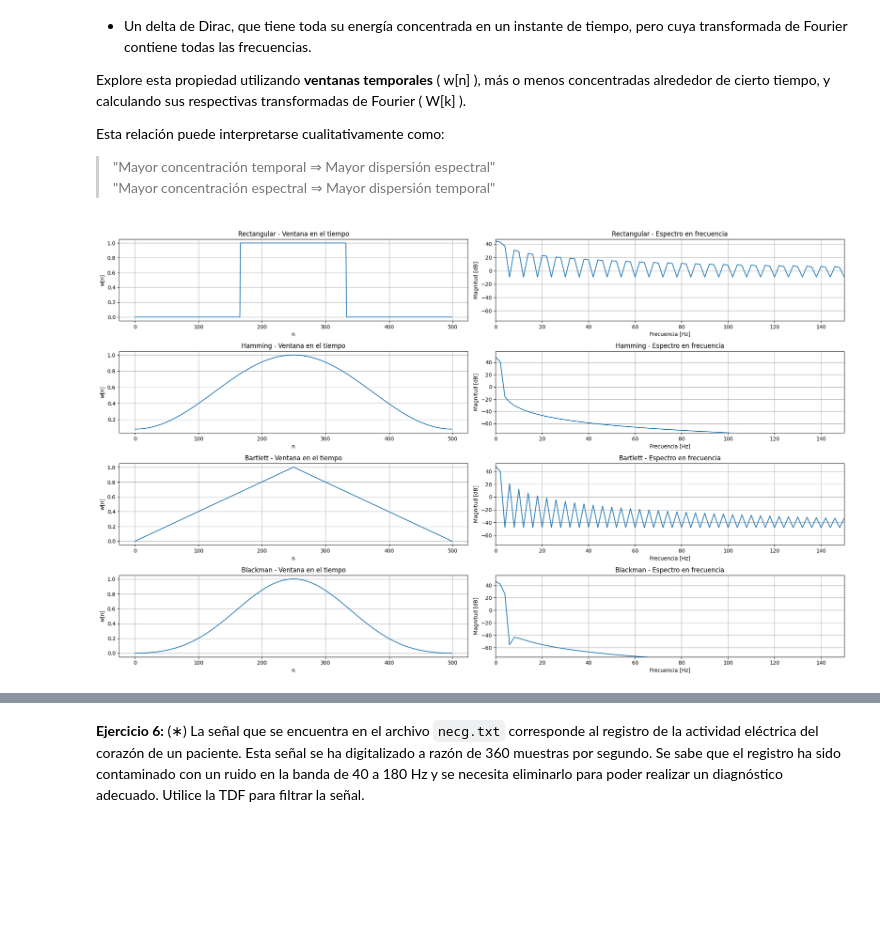
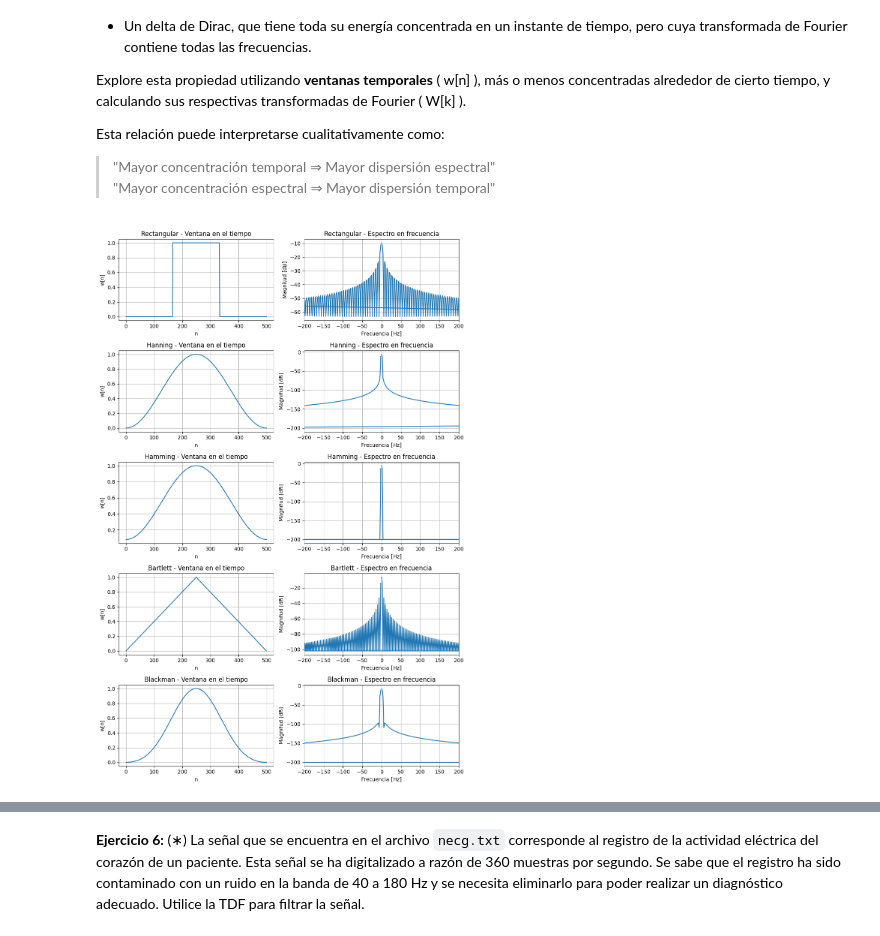
Before and after one commit to JuanKeiner/PDS_2025, a Jupyter notebook: Guia4/Guia4.ipynb, the cells around one changed output, grey strips where cells are left out. Saved outputs shown, nothing was run; the diff lists cells and outputs as text; code cells hidden in the pictures; blank space fills up the shorter version.

Commit message:
correcion ejercicio 4 (ejes mal centrados)

```diff
--- a/Guia4/Guia4.ipynb
+++ b/Guia4/Guia4.ipynb
@@ -347,7 +347,6 @@ Esta relación puede interpretarse cualitativamente como:
 # %%
 N = 500
 fs = 1000
-
 n = np.arange(N)
 
 def cuadrada_centrada(N):
@@ -358,43 +357,47 @@ def cuadrada_centrada(N):
     return x
 
 # --- VENTANAS ---
 rectangular = cuadrada_centrada(N)
-hanning = 0.5 - 0.5 * np.cos(2 * np.pi * n / (N-1))  # Nota: N-1 para que termine en 0
-hamming = 27 / 50 - 23/50 * np.cos(2 * np.pi * n / (N-1))
-bartlett = np.where(n <= N//2, 2*n/(N-1), 2 - 2*n/(N-1))
-blackman = 0.42 - 0.5 * np.cos(2 * np.pi * n / (N-1)) + 0.08 * np.cos(4 * np.pi * n / (N-1))
+hanning = 0.5 - 0.5 * np.cos(2 * np.pi * n / (N - 1))
+#hamming = 27 / 50 - 23/50 * np.cos(2 * np.pi * n / (N - 1))
+bartlett = np.where(n <= N//2, 2 * n / (N - 1), 2 - 2 * n / (N - 1))
+blackman = 0.42 - 0.5 * np.cos(2 * np.pi * n / (N - 1)) + 0.08 * np.cos(4 * np.pi * n / (N - 1))
 
 ventanas = [
     ("Rectangular", rectangular),
+    ("Hanning", hanning),
     ("Hamming", hamming),
     ("Bartlett", bartlett),
     ("Blackman", blackman),
 ]
 
-plt.figure(figsize=(20, len(ventanas)*3))
+plt.figure(figsize=(10, len(ventanas) * 3))
 
 for i, (nombre, ventana) in enumerate(ventanas):
     espectro = tdf(ventana)
     f = eje_frecuencias(N, fs)
-    magnitud = np.abs(espectro)
+    magnitud = np.abs(espectro) / N  #
+    dB = 20 * np.log10(np.maximum(magnitud, 1e-10))
+
     # Dominio temporal
-    plt.subplot(len(ventanas), 2, 2*i + 1)
+    plt.subplot(len(ventanas), 2, 2 * i + 1)
     plt.plot(n, ventana)
     plt.title(f"{nombre} - Ventana en el tiempo")
     plt.xlabel("n")
     plt.ylabel("w[n]")
     plt.grid(True)
 
-    # Dominio frecuencial
-    plt.subplot(len(ventanas), 2, 2*i + 2)
-    plt.plot(f[:N//2], 20*np.log10(magnitud[:N//2] + 1e-12))
+    # Dominio frecuencial (espectro completo, ya centrado)
+    plt.subplot(len(ventanas), 2, 2 * i + 2)
+    plt.plot(f, dB)
     plt.title(f"{nombre} - Espectro en frecuencia")
     plt.xlabel("Frecuencia [Hz]")
     plt.ylabel("Magnitud [dB]")
     plt.grid(True)
-    plt.xlim(0, 150)
-    plt.ylim(-75, None)
+    plt.xlim(-200, 200)
+    #plt.ylim(-100, 5)
+
 plt.tight_layout()
 plt.show()
 # %% [output]
-[figure, old version]
+[figure, new version]
```
Also changed, not shown: parts of 2 cells of this notebook.
